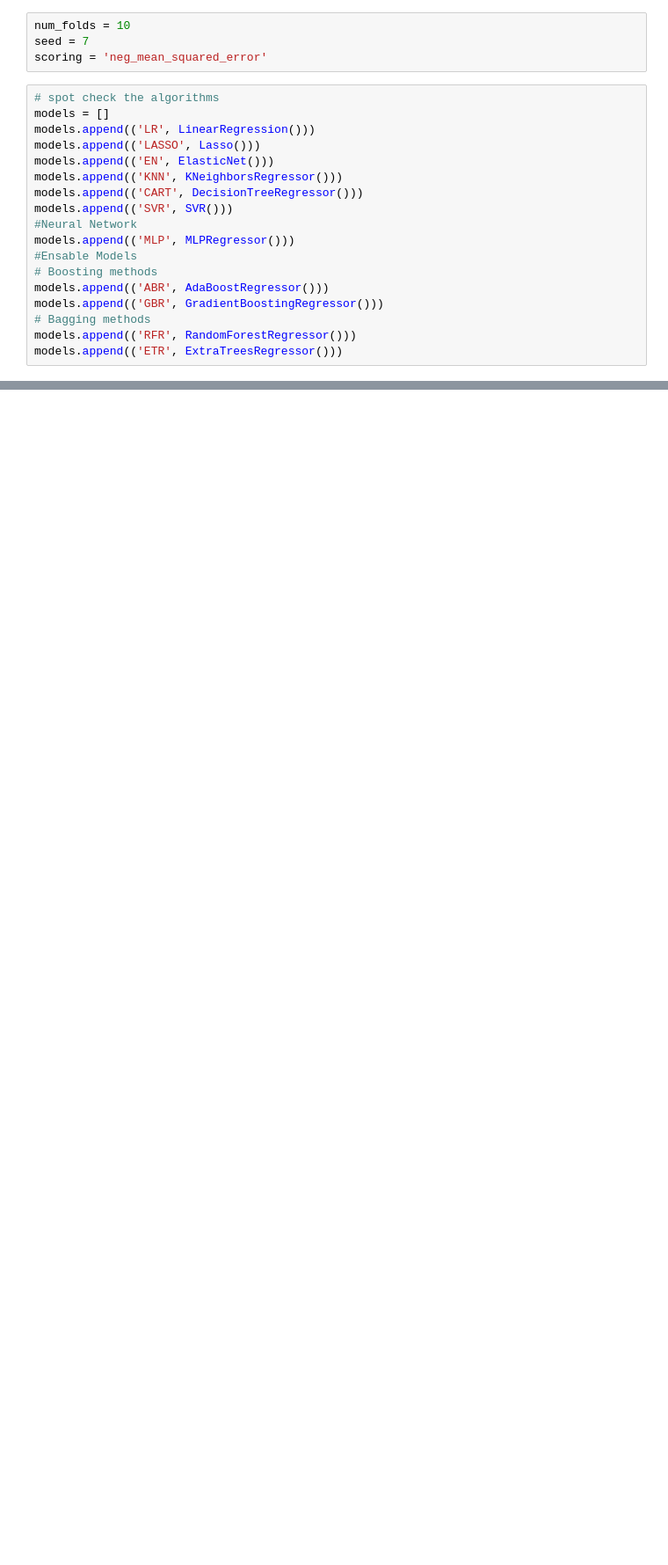
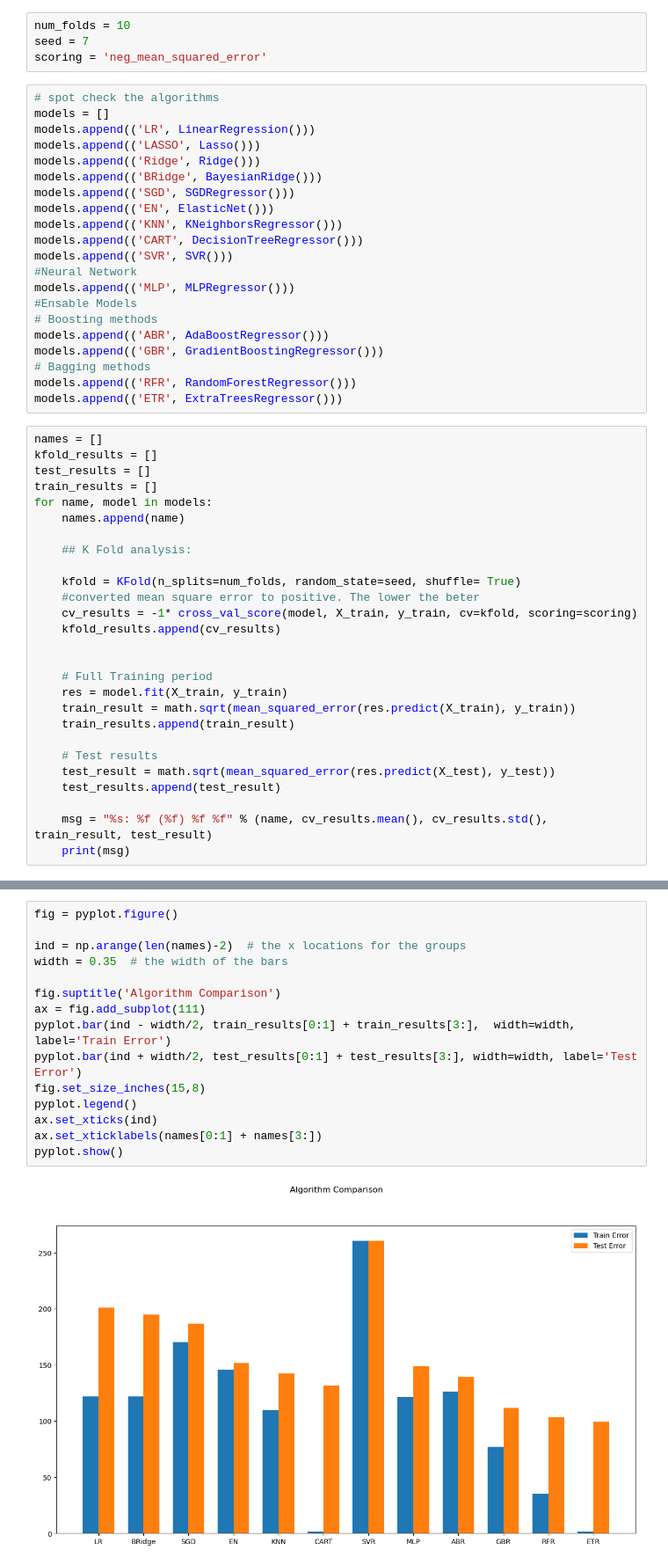
Before and after one commit to Joakimanochie/Univelcity_Capstone, a Jupyter notebook: Digital_Green_Crop_model/Green_Crop_model.ipynb, the cells around one changed output, grey strips where cells are left out. Shown at 88% size. Cells and saved outputs as stored; diff of their text form; blank space fills up the shorter version.

Commit message:
still fine tuning model with less test error

```diff
--- a/Digital_Green_Crop_model/Green_Crop_model.ipynb
+++ b/Digital_Green_Crop_model/Green_Crop_model.ipynb
@@ -633,6 +659,9 @@ scoring = 'neg_mean_squared_error'
 models = []
 models.append(('LR', LinearRegression()))
 models.append(('LASSO', Lasso()))
+models.append(('Ridge', Ridge()))
+models.append(('BRidge', BayesianRidge()))
+models.append(('SGD', SGDRegressor()))
 models.append(('EN', ElasticNet()))
 models.append(('KNN', KNeighborsRegressor()))
 models.append(('CART', DecisionTreeRegressor()))
@@ -646,3 +675,30 @@ models.append(('GBR', GradientBoostingRegressor()))
 # Bagging methods
 models.append(('RFR', RandomForestRegressor()))
 models.append(('ETR', ExtraTreesRegressor()))
+# %%
+names = []
+kfold_results = []
+test_results = []
+train_results = []
+for name, model in models:
+    names.append(name)
+
+    ## K Fold analysis:
+
+    kfold = KFold(n_splits=num_folds, random_state=seed, shuffle= True)
+    #converted mean square error to positive. The lower the beter
+    cv_results = -1* cross_val_score(model, X_train, y_train, cv=kfold, scoring=scoring)
+    kfold_results.append(cv_results)
+
+
+    # Full Training period
+    res = model.fit(X_train, y_train)
+    train_result = math.sqrt(mean_squared_error(res.predict(X_train), y_train))
+    train_results.append(train_result)
+
+    # Test results
+    test_result = math.sqrt(mean_squared_error(res.predict(X_test), y_test))
+    test_results.append(test_result)
+
+    msg = "%s: %f (%f) %f %f" % (name, cv_results.mean(), cv_results.std(), train_result, test_result)
+    print(msg)
@@ -648,0 +720,17 @@ models.append(('ETR', ExtraTreesRegressor()))
+# %%
+fig = pyplot.figure()
+
+ind = np.arange(len(names)-2)  # the x locations for the groups
+width = 0.35  # the width of the bars
+
+fig.suptitle('Algorithm Comparison')
+ax = fig.add_subplot(111)
+pyplot.bar(ind - width/2, train_results[0:1] + train_results[3:],  width=width, label='Train Error')
+pyplot.bar(ind + width/2, test_results[0:1] + test_results[3:], width=width, label='Test Error')
+fig.set_size_inches(15,8)
+pyplot.legend()
+ax.set_xticks(ind)
+ax.set_xticklabels(names[0:1] + names[3:])
+pyplot.show()
+# %% [output]
+[figure, added]
```
Also changed, not shown: parts of 18 cells of this notebook, 5 other files.
